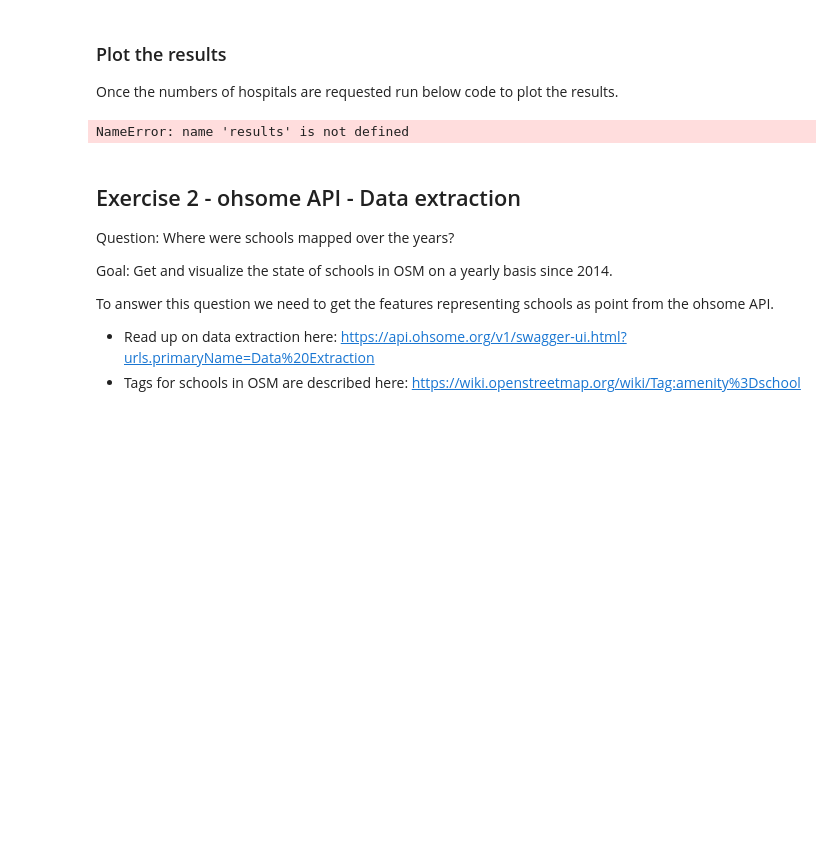
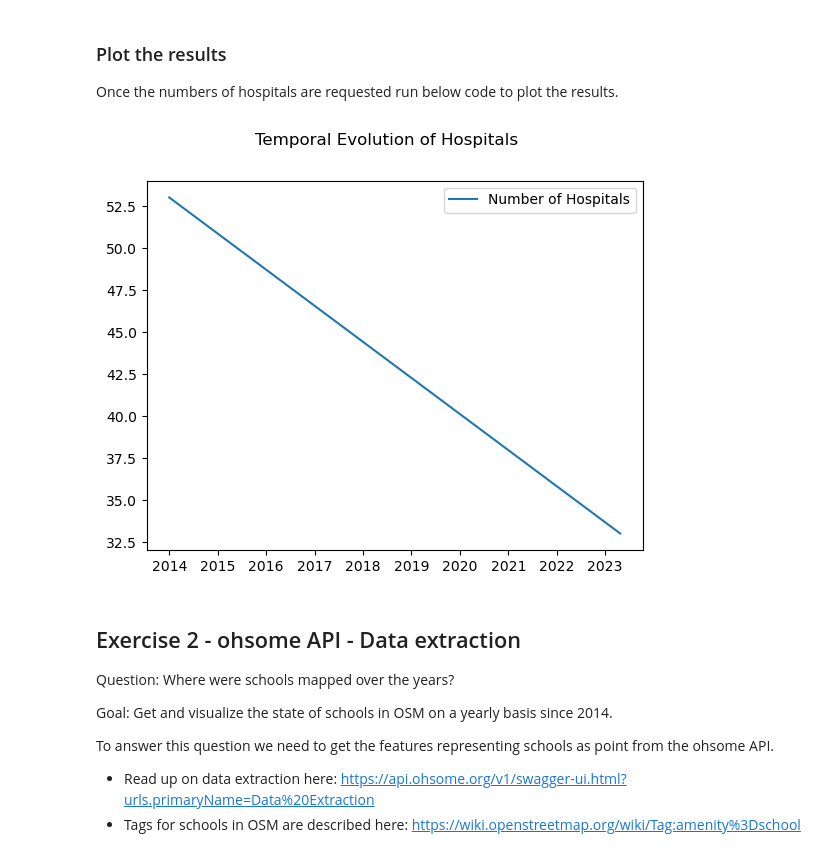
Before and after one commit to stampachradim/vsfolder, a Jupyter notebook: sotm-2022-workshop-main/notebooks/exercises.ipynb, the cells around one changed output. Saved outputs shown, nothing was run; the diff lists cells and outputs as text; code cells hidden in the pictures; blank space fills up the shorter version.

```diff
--- a/sotm-2022-workshop-main/notebooks/exercises.ipynb
+++ b/sotm-2022-workshop-main/notebooks/exercises.ipynb
@@ -38,13 +38,13 @@ import requests
 
 
 base_url = "https://api.ohsome.org/v1"
-endpoint = ""  # TODO
+endpoint = "/elements/count"  # TODO
 url = base_url + endpoint
 parameters = {  # TODO
-    "bboxes": "",
-    "filter": "",
-    "format": "",
-    "time": "",
+    "bboxes": "11.1625,43.7034,11.3242,43.8579",
+    "filter": "amenity=hospital or healthcare=hospital",
+    "format": "json",
+    "time": "2014-01-01/",
 }
 headers = {
     "accept": "application/json",
@@ -70,21 +87,21 @@ Once the numbers of hospitals are requested run below code to plot the results.
 # %%
 import matplotlib.pyplot as plt
 
 
 dates = []
 values = []
-for result in results:
-    year = datetime.fromisoformat(result["timestamp"].replace("Z", ""))
+for r in result:
+    year = datetime.fromisoformat(r["timestamp"].replace("Z", ""))
     dates.append(year)
-    values.append(result["value"])
+    values.append(r["value"])
 
 fig, ax = plt.subplots()
 ax.plot(dates, values, label="Number of Hospitals")
 ax.legend()
 fig.suptitle("Temporal Evolution of Hospitals")
 plt.show()
 # %% [output]
-NameError: name 'results' is not defined
+[figure, added]
 # %% [markdown]
 ## Exercise 2 - ohsome API - Data extraction
 
```
Also changed, not shown: parts of 6 cells of this notebook, 2 other files.
